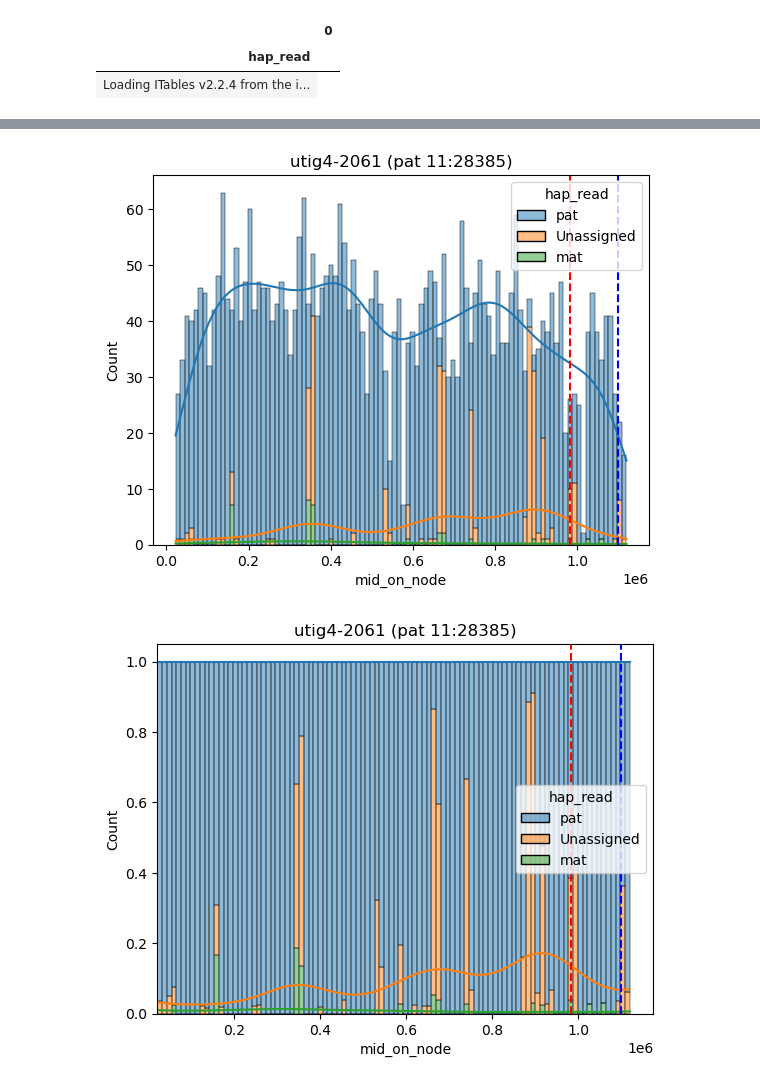
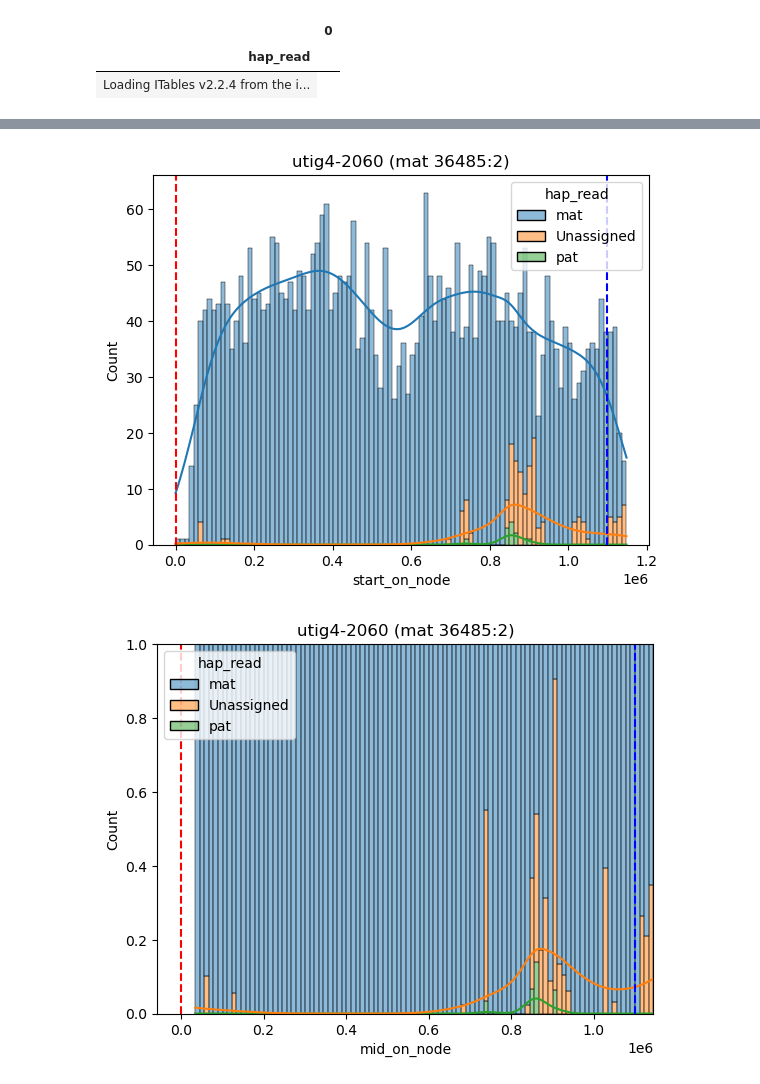
Before and after one commit to jjuhyunkim/verkko-fillet, a Jupyter notebook: docs/tutorials/basics/conv_fasta_gfa.ipynb, the cells around one changed output, grey strips where cells are left out. Drawn from its saved outputs; the diff is of its cells as text; code cells hidden in the pictures.

```diff
--- a/docs/tutorials/basics/conv_fasta_gfa.ipynb
+++ b/docs/tutorials/basics/conv_fasta_gfa.ipynb
@@ -4,3 +4,29 @@
 All functions in this notebook will be available after version 0.1.12!
 # %% [markdown]
 After building the consensus sequences using `Verkko`, some assembly errors may remain, such as switching errors. Some of these errors can be corrected by revisiting the graph and identifying incorrect paths. However, the difference in data formats between the final consensus FASTA and the graph makes this step challenging. The final consensus sequence is in FASTA format and is not homopolymer-compressed(HPC), unlike the graph. In this Jupyter notebook, we provide a way to convert the coordinates of a region of interest from the FASTA sequence to the corresponding nodes in the graph, and vice versa.
+# %%
+%load_ext autoreload
+%autoreload 2
+
+import sys
+import importlib
+import pandas as pd
+import time
+import os
+from IPython.display import Image, display
+pd.set_option('mode.chained_assignment', None)
+import matplotlib.pyplot as plt
+from itables import init_notebook_mode
+init_notebook_mode(all_interactive=True)
+import warnings
+import session_info
+# Suppress FutureWarnings
+warnings.simplefilter(action='ignore', category=FutureWarning)
+
+import sys
+import tqdm
+from importlib import reload
+print(os.getcwd())
+sys.path.append('/data/Phillippy/projects/giraffeT2T/assembly/script/verkko-fillet/src')
+import verkkofillet as vf
+vf = reload(vf)
@@ -146,7 +179,7 @@ print(node_layout_idx.head())
 # %%
 gaf = '/path/to/your/folder/verkko2.2_hifi-duplex_trio-hic/verkko-thic_v0.1.0_verkko_fillet_polishing/graphaligner_assembly_dip_with_cigar.gaf'
 graph = "assembly.homopolymer-compressed.noseq.gfa"
-region = ['chr10_pat:11151143-11173573','chr10_pat:31856658-31882613','chr10_pat:109598646-109618946']
+region = ['chr10_pat:11151143-11173573', 'chr10_mat:1943373-10400000']
 
 regions_node_db, regions_node_coor = vf.pp.getNodes_from_unHPCregion(gaf, graph, region)
 
@@ -225,11 +246,16 @@ node = 'utig4-2061'
 # %%
-vf.pl.plotHist_readOnNode(nodeinfo, mergedb_all, loc_on_node, node, hue = "hap_read", x = "mid_on_node", multiple = 'stack')
+node = 'utig4-2060'
+vf.pl.plotHist_readOnNode(nodeinfo, mergedb_all, loc_on_node, node, hue = "hap_read",
+                          x = "start_on_node",
+                          # x = "mid_on_node",
+                          multiple = 'stack',
+                          )
 # %% [output]
-[figure, old version]
+[figure, new version]
 # %%
 vf.pl.plotHist_readOnNode(nodeinfo, mergedb_all, loc_on_node, node, hue = "hap_read", x = "mid_on_node", multiple = 'fill')
 # %% [output]
-[figure, old version]
+[figure, new version]
 # %%
 vf.pl.plotHist_readOnNode(nodeinfo, mergedb_all, loc_on_node, node, hue = "hap_read", x = "start_on_node")
 # %% [output]
```
Also changed, not shown: parts of 15 cells of this notebook, 33 other files.
